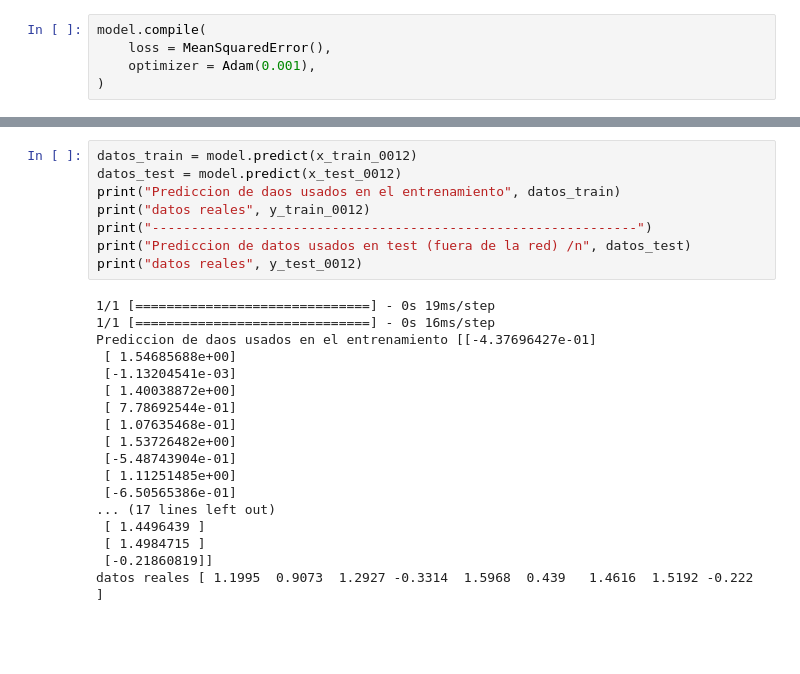
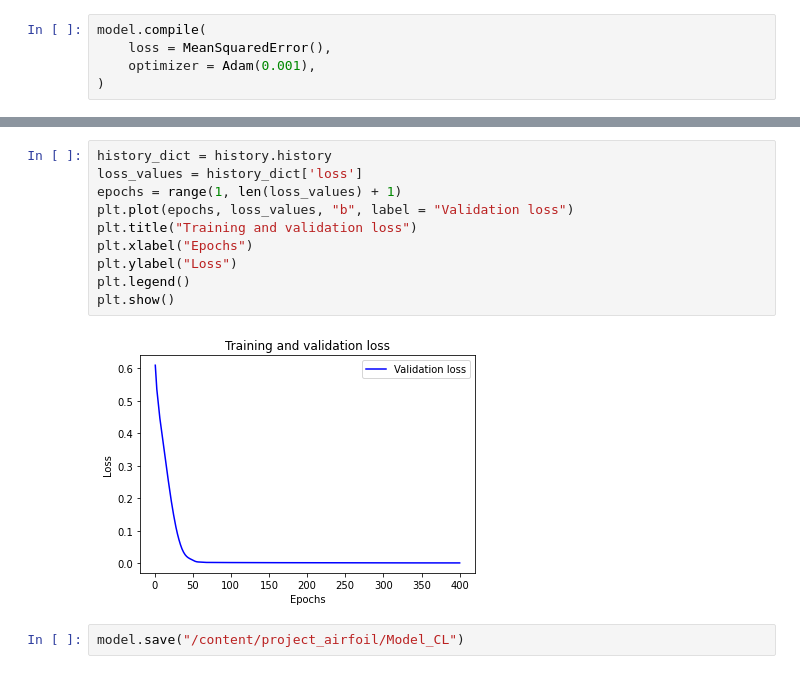
Before and after one commit to Marcos-JV/project_airfoil, a Jupyter notebook: Prediccion_para_perfiles_alares.ipynb, the cells around one changed output, grey strips where cells are left out. Saved outputs shown, nothing was run; the diff lists cells and outputs as text; blank space fills up the shorter version.

```diff
--- a/Prediccion_para_perfiles_alares.ipynb
+++ b/Prediccion_para_perfiles_alares.ipynb
@@ -182,27 +188,15 @@ model.evaluate(x_test_0012, y_test_0012)
 0.0005407987628132105
-# %%
-datos_train = model.predict(x_train_0012)
-datos_test = model.predict(x_test_0012)
-print("Prediccion de daos usados en el entrenamiento", datos_train)
-print("datos reales", y_train_0012)
-print("--------------------------------------------------------------")
-print("Prediccion de datos usados en test (fuera de la red) /n", datos_test)
-print("datos reales", y_test_0012)
-# %% [output]
-1/1 [==============================] - 0s 19ms/step
-1/1 [==============================] - 0s 16ms/step
-Prediccion de daos usados en el entrenamiento [[-4.37696427e-01]
- [ 1.54685688e+00]
- [-1.13204541e-03]
- [ 1.40038872e+00]
- [ 7.78692544e-01]
- [ 1.07635468e-01]
- [ 1.53726482e+00]
- [-5.48743904e-01]
- [ 1.11251485e+00]
- [-6.50565386e-01]
-... (17 lines left out)
- [ 1.4496439 ]
- [ 1.4984715 ]
- [-0.21860819]]
-datos reales [ 1.1995  0.9073  1.2927 -0.3314  1.5968  0.439   1.4616  1.5192 -0.222 ]
+# %%
+history_dict = history.history
+loss_values = history_dict['loss']
+epochs = range(1, len(loss_values) + 1)
+plt.plot(epochs, loss_values, "b", label = "Validation loss")
+plt.title("Training and validation loss")
+plt.xlabel("Epochs")
+plt.ylabel("Loss")
+plt.legend()
+plt.show()
+# %% [output]
+[figure, added]
+# %%
+model.save("/content/project_airfoil/Model_CL")
```
Also changed, not shown: parts of 10 cells of this notebook.
